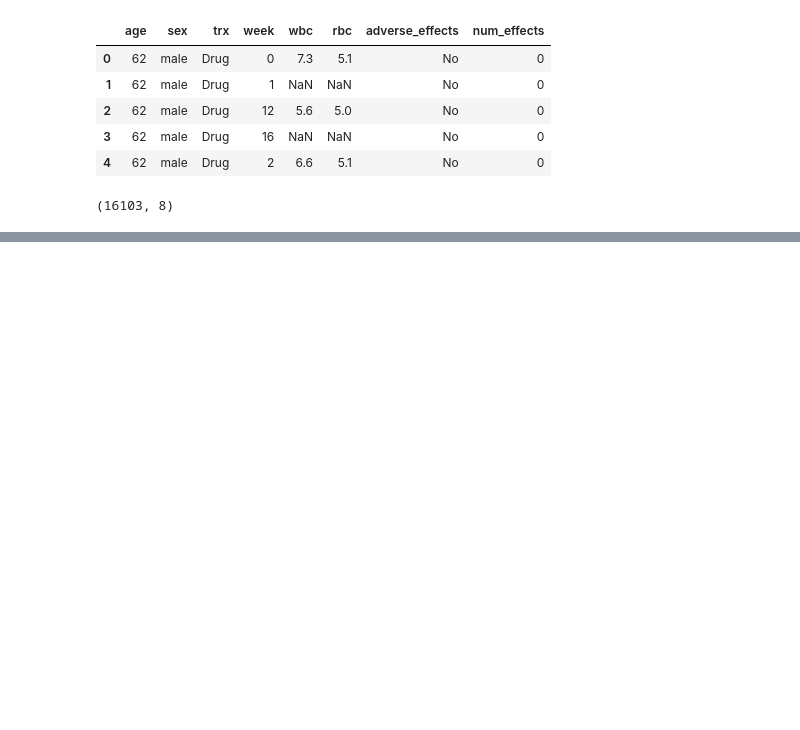
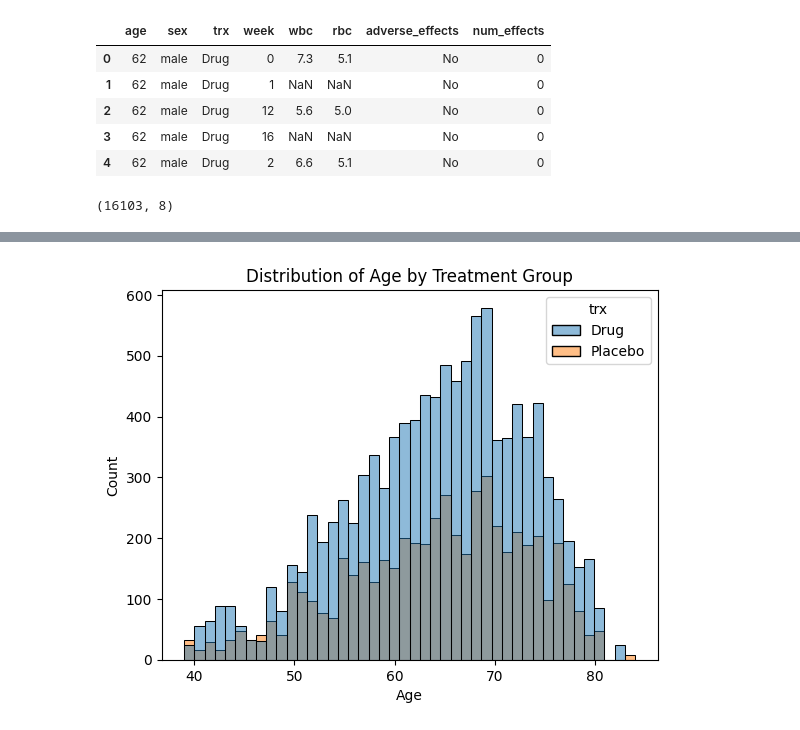
Before and after one commit to OlumideOlumayegun/statistical-analysis-of-drug-safety-using-hypothesis-testing, a Jupyter notebook: notebook.ipynb, the cells around one changed output, grey strips where cells are left out. Drawn from its saved outputs; the diff is of its cells as text; code cells hidden in the pictures; blank space fills up the shorter version.

```diff
--- a/notebook.ipynb
+++ b/notebook.ipynb
@@ -71,0 +204,14 @@ drug_safety.shape
+# %%
+# Create a histogram of age by treatment group
+sns.histplot(
+    data=drug_safety,
+    x="age",
+    hue="trx"
+)
+
+plt.title("Distribution of Age by Treatment Group")
+plt.xlabel("Age")
+plt.ylabel("Count")
+plt.show()
+# %% [output]
+[figure, added]
```
Also changed, not shown: parts of 28 cells of this notebook, 1 other file.
